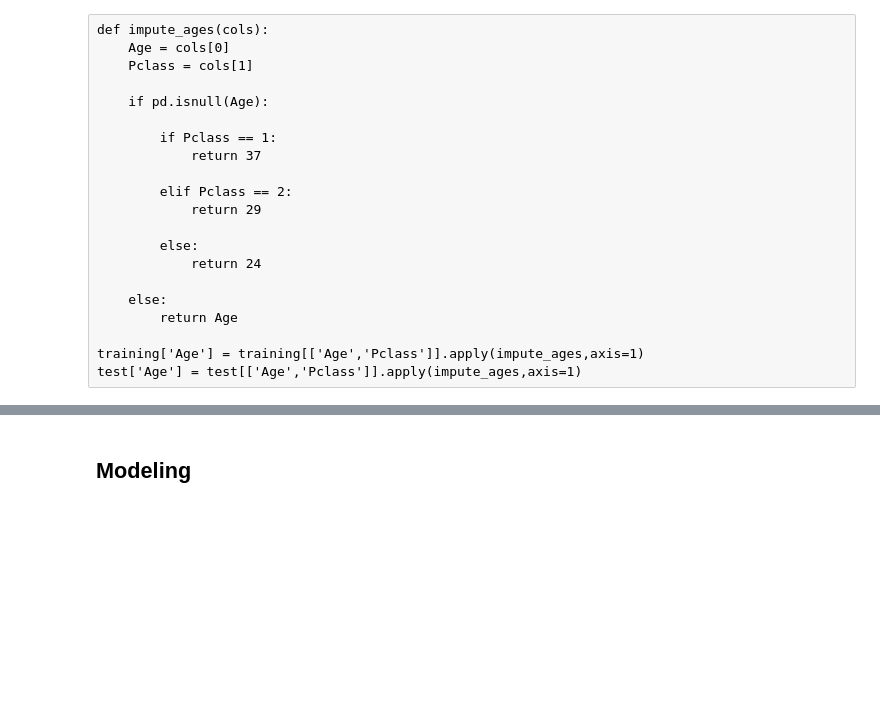
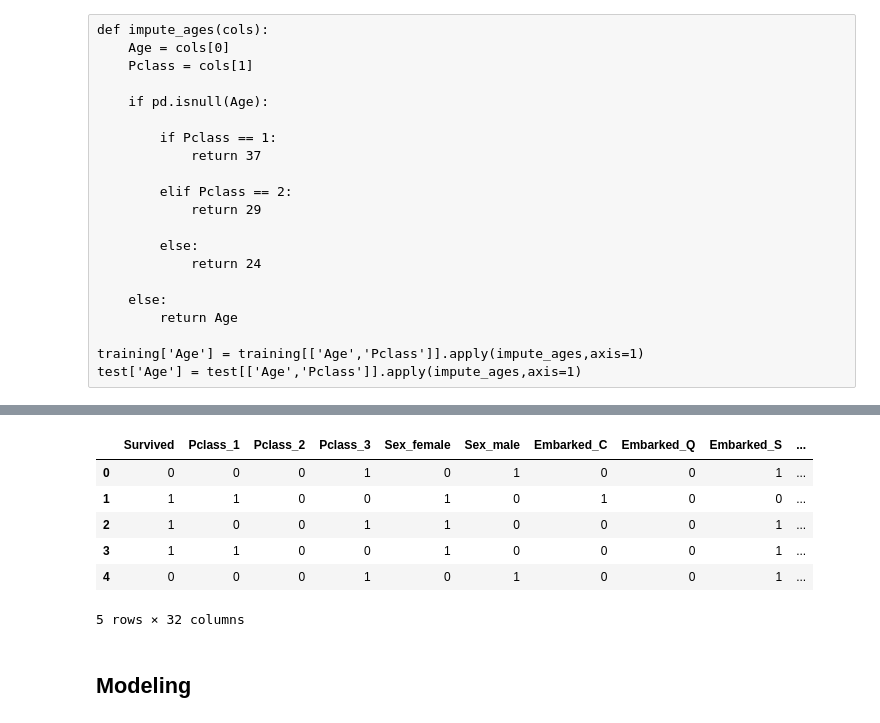
Before and after one commit to Healingl/titanic, a Jupyter notebook: titanic.ipynb, the cells around one changed output, grey strips where cells are left out. Drawn from its saved outputs; the diff is of its cells as text; code cells hidden in the pictures; blank space fills up the shorter version.

```diff
--- a/titanic.ipynb
+++ b/titanic.ipynb
@@ -122,0 +163,5 @@ training.head()
+# %%
+# we also bin this feature since high values correlate with higher survival
+for df in [training, test]:
+    df['Fare_grouped'] = pd.cut(df['Fare'], 5, labels=range(5))
+    df['Fare_grouped'] = df['Fare_grouped'].astype('int')
@@ -122,0 +178,8 @@ training.head()
+# %%
+for item in [training, test]:
+    item['Family'] = item['SibSp'] + item['Parch']
+
+training = training.drop(['SibSp', 'Parch', 'PassengerId', 'Fare'], axis=1)
+
+PassengerID = test['PassengerId']
+test = test.drop(['SibSp', 'Parch', 'PassengerId', 'Fare'], axis=1)
@@ -145,6 +226,6 @@ test['Age'] = test[['Age','Pclass']].apply(impute_ages,axis=1)
 # the categorical features are now transformed using one hot encoding.
 #for item, col in zip([training, test], ['Fare']):
 #training['Fare'] = pd.qcut(x=training['Fare'],  q=10, labels=range(10))
-training = pd.get_dummies(training, columns=['Pclass', 'Sex', 'Embarked'], drop_first=True)
+training = pd.get_dummies(training, columns=['Pclass', 'Sex', 'Embarked', 'Family', 'Title', 'Age_grouped', 'Fare_grouped'])
 #test['Fare'] = pd.qcut(x=test['Fare'],  q=10, labels=range(10))
-test = pd.get_dummies(test, columns=['Pclass', 'Sex', 'Embarked'], drop_first=True)
+test = pd.get_dummies(test, columns=['Pclass', 'Sex', 'Embarked', 'Family', 'Title', 'Age_grouped', 'Fare_grouped'])
@@ -172,9 +241,19 @@ test.Fare = test.Fare.fillna(0)
 # %%
 def split_into_xy(df):
     y = df['Survived']
     x = df.drop('Survived', axis=1)
     return (x,y)
 
 x,y = split_into_xy(training)
+
+training.head()
+# %% [output]
+|  | Survived | Pclass_1 | Pclass_2 | Pclass_3 | Sex_female | Sex_male | Embarked_C | Embarked_Q | Embarked_S | ... |
+| 0 | 0 | 0 | 0 | 1 | 0 | 1 | 0 | 0 | 1 | ... |
+| 1 | 1 | 1 | 0 | 0 | 1 | 0 | 1 | 0 | 0 | ... |
+| 2 | 1 | 0 | 0 | 1 | 1 | 0 | 0 | 0 | 1 | ... |
+| 3 | 1 | 1 | 0 | 0 | 1 | 0 | 0 | 0 | 1 | ... |
+| 4 | 0 | 0 | 0 | 1 | 0 | 1 | 0 | 0 | 1 | ... |
+5 rows × 32 columns
 # %% [markdown]
 ## Modeling
```
Also changed, not shown: parts of 25 cells of this notebook.
